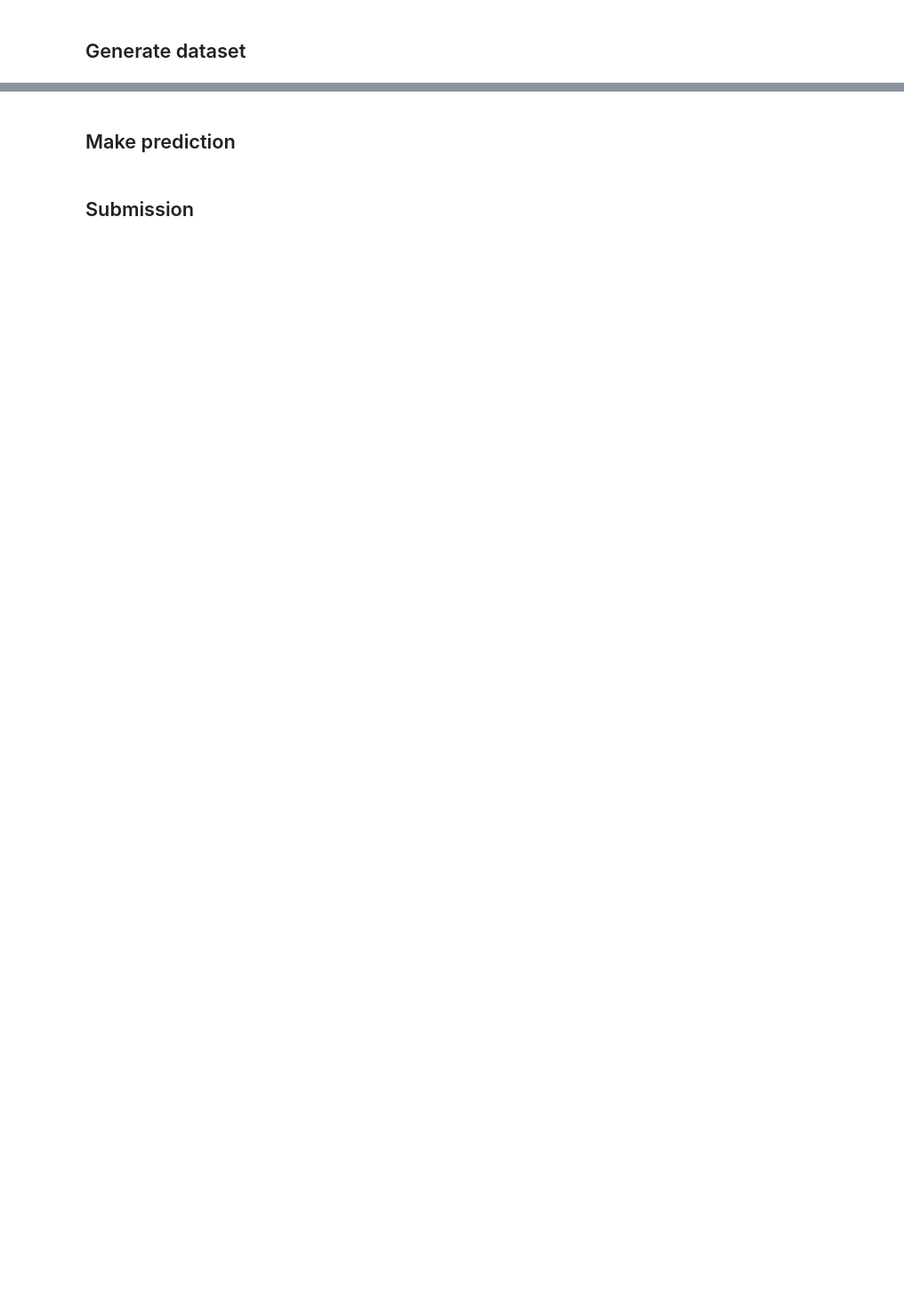
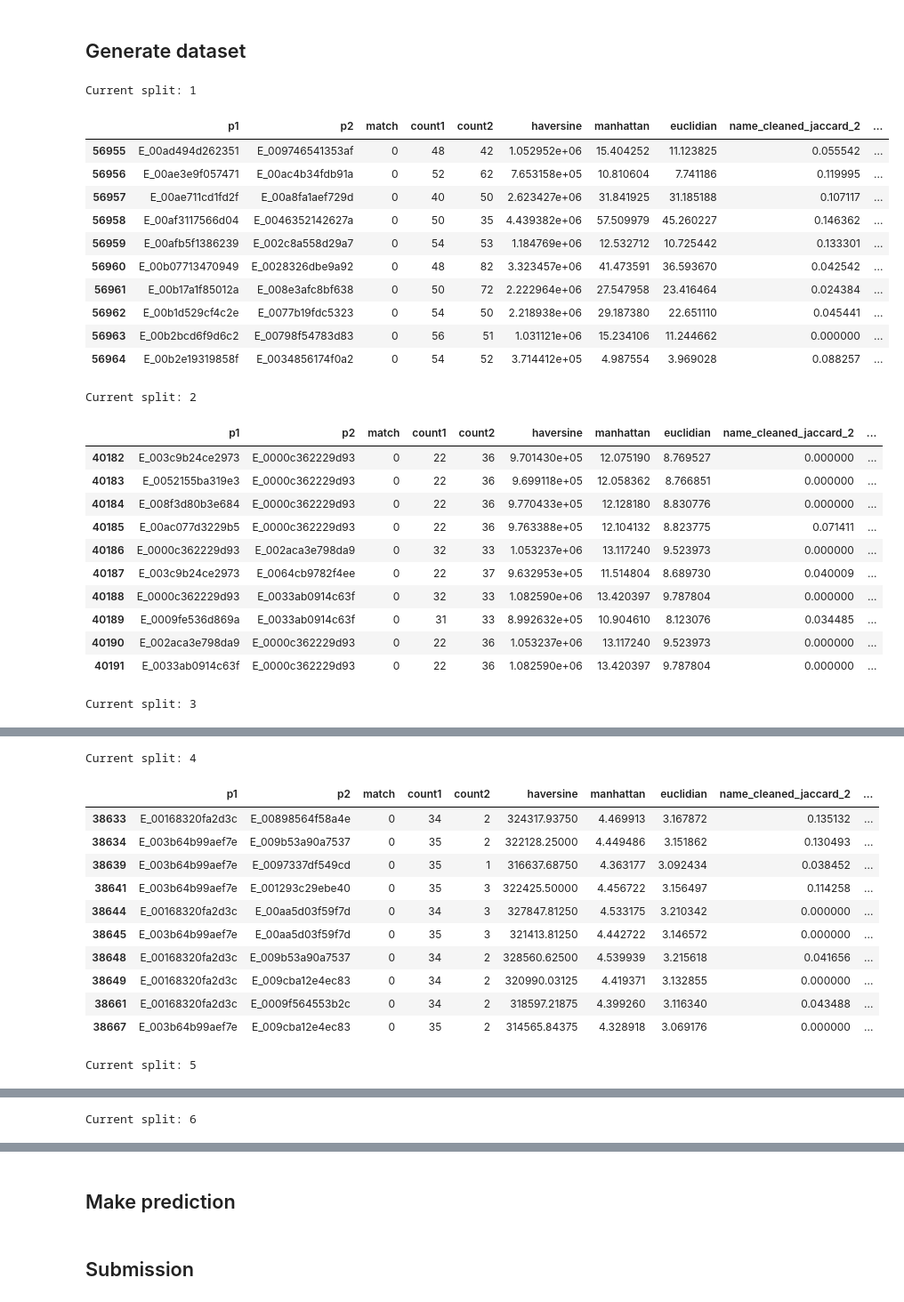
Before and after one commit to beatwad/foursqare, a Jupyter notebook: foursquare_prepare_dataset_v2.ipynb, the cells around one changed output, grey strips where cells are left out. Shown: that part at 89% size. Cells and saved outputs as stored; diff of their text form; code cells hidden in the pictures; blank space fills up the shorter version.

```diff
--- a/foursquare_prepare_dataset_v2.ipynb
+++ b/foursquare_prepare_dataset_v2.ipynb
@@ -381,7 +385,7 @@ def group_split(df):
 df['country'] = df['country'].fillna('NA')
 df['name_cleaned'] = df['name_cleaned'].fillna('')
 
-if CFG.train:
+if CFG.train or CFG.debug:
     fold0_df, fold1_df = group_split(df)
 # %% [markdown]
 ## Candidate search utils
@@ -536,7 +540,7 @@ def recall_knn(df, n_neighbors, label):
 #df = candidate_selection(df, 320)
 #pairs = forming_pairs_filtering(df, 0.2)
 
-if CFG.train:
+if CFG.train or CFG.debug:
     fold0_df_pairs = recall_knn(fold0_df, 20, 'train')[0][["id", "match_id"]]
     fold0_df_pairs.rename(columns={"id": "p1", "match_id": "p2"}, inplace=True)
 
@@ -554,7 +561,7 @@ Start KNN for the whole dataset
 # %%
 %%time
 
-if CFG.train:
+if CFG.train or CFG.debug:
     df = df.set_index('id')
 
     ids = fold0_df_pairs['p1'].tolist()
@@ -656,7 +670,7 @@ def group_generation(pairs, n_splits=10):
 
     return pairs
 
-if CFG.train:
+if CFG.train or CFG.debug:
     fold0_df_pairs = group_generation(fold0_df_pairs, CFG.n_splits)
     fold1_df_pairs = group_generation(fold1_df_pairs, CFG.n_splits)
 else:
@@ -1023,29 +1055,56 @@ IndentationError: unindent does not match any outer indentation level (<tokenize
 # %%
 def generate_dataset_by_chunks(df, pairs, n_splits, label='train'):
     count = 0
-    pred_df = pd.DataFrame()
 
     for k in tqdm(range(n_splits)):
         # split dataset by chunks
         print(f'Current split: {k+1}')
         cur_data = pairs[pairs['group'] == k]
 
         # add features & model prediction
         cur_data = feature_engineering(df, cur_data)
 
         count += len(cur_data)
 
         # save dataset
         cur_data = cur_data.drop('group', axis=1)
-        cur_data.to_pickle(f'{CFG.train_path}/{label}_data_{k+1}.pkl')
+        if not CFG.debug:
+            cur_data.to_pickle(f'{CFG.train_path}/{label}_data_{k+1}.pkl')
 
         del cur_data
         gc.collect()
 
     print(f'Total len is {count}')
-    return pred_df
+    return count
 
-if CFG.train:
-    with multiprocessing.Pool(processes=2) as pool:
-        pool.starmap(generate_dataset_by_chunks, [(fold0_df, fold0_df_pairs, CFG.n_splits, 'train'),
-                                                  (fold1_df, fold1_df_pairs, CFG.n_splits, 'valid')])
+if CFG.train or CFG.debug:
+#     with multiprocessing.Pool(processes=2) as pool:
+#         pool.starmap(generate_dataset_by_chunks, [(fold0_df, fold0_df_pairs, CFG.n_splits, 'train'),
+#                                                   (fold1_df, fold1_df_pairs, CFG.n_splits, 'valid')])
+    generate_dataset_by_chunks(fold0_df, fold0_df_pairs, CFG.n_splits, 'train')
+# %% [output]
+Current split: 1
+|  | p1 | p2 | match | count1 | count2 | haversine | manhattan | euclidian | name_cleaned_jaccard_2 | ... |
+| 56955 | E_00ad494d262351 | E_009746541353af | 0 | 48 | 42 | 1.052952e+06 | 15.404252 | 11.123825 | 0.055542 | ... |
+| 56956 | E_00ae3e9f057471 | E_00ac4b34fdb91a | 0 | 52 | 62 | 7.653158e+05 | 10.810604 | 7.741186 | 0.119995 | ... |
+| 56957 | E_00ae711cd1fd2f | E_00a8fa1aef729d | 0 | 40 | 50 | 2.623427e+06 | 31.841925 | 31.185188 | 0.107117 | ... |
+| 56958 | E_00af3117566d04 | E_0046352142627a | 0 | 50 | 35 | 4.439382e+06 | 57.509979 | 45.260227 | 0.146362 | ... |
+| 56959 | E_00afb5f1386239 | E_002c8a558d29a7 | 0 | 54 | 53 | 1.184769e+06 | 12.532712 | 10.725442 | 0.133301 | ... |
+| 56960 | E_00b07713470949 | E_0028326dbe9a92 | 0 | 48 | 82 | 3.323457e+06 | 41.473591 | 36.593670 | 0.042542 | ... |
+| 56961 | E_00b17a1f85012a | E_008e3afc8bf638 | 0 | 50 | 72 | 2.222964e+06 | 27.547958 | 23.416464 | 0.024384 | ... |
+| 56962 | E_00b1d529cf4c2e | E_0077b19fdc5323 | 0 | 54 | 50 | 2.218938e+06 | 29.187380 | 22.651110 | 0.045441 | ... |
+| 56963 | E_00b2bcd6f9d6c2 | E_00798f54783d83 | 0 | 56 | 51 | 1.031121e+06 | 15.234106 | 11.244662 | 0.000000 | ... |
+| 56964 | E_00b2e19319858f | E_0034856174f0a2 | 0 | 54 | 52 | 3.714412e+05 | 4.987554 | 3.969028 | 0.088257 | ... |
+Current split: 2
+|  | p1 | p2 | match | count1 | count2 | haversine | manhattan | euclidian | name_cleaned_jaccard_2 | ... |
+| 40182 | E_003c9b24ce2973 | E_0000c362229d93 | 0 | 22 | 36 | 9.701430e+05 | 12.075190 | 8.769527 | 0.000000 | ... |
+| 40183 | E_0052155ba319e3 | E_0000c362229d93 | 0 | 22 | 36 | 9.699118e+05 | 12.058362 | 8.766851 | 0.000000 | ... |
+| 40184 | E_008f3d80b3e684 | E_0000c362229d93 | 0 | 22 | 36 | 9.770433e+05 | 12.128180 | 8.830776 | 0.000000 | ... |
+| 40185 | E_00ac077d3229b5 | E_0000c362229d93 | 0 | 22 | 36 | 9.763388e+05 | 12.104132 | 8.823775 | 0.071411 | ... |
+| 40186 | E_0000c362229d93 | E_002aca3e798da9 | 0 | 32 | 33 | 1.053237e+06 | 13.117240 | 9.523973 | 0.000000 | ... |
+| 40187 | E_003c9b24ce2973 | E_0064cb9782f4ee | 0 | 22 | 37 | 9.632953e+05 | 11.514804 | 8.689730 | 0.040009 | ... |
+| 40188 | E_0000c362229d93 | E_0033ab0914c63f | 0 | 32 | 33 | 1.082590e+06 | 13.420397 | 9.787804 | 0.000000 | ... |
+| 40189 | E_0009fe536d869a | E_0033ab0914c63f | 0 | 31 | 33 | 8.992632e+05 | 10.904610 | 8.123076 | 0.034485 | ... |
+| 40190 | E_002aca3e798da9 | E_0000c362229d93 | 0 | 22 | 36 | 1.053237e+06 | 13.117240 | 9.523973 | 0.000000 | ... |
+| 40191 | E_0033ab0914c63f | E_0000c362229d93 | 0 | 22 | 36 | 1.082590e+06 | 13.420397 | 9.787804 | 0.000000 | ... |
+Current split: 3
@@ -1051,0 +1122,13 @@ if CFG.train:
+Current split: 4
+|  | p1 | p2 | match | count1 | count2 | haversine | manhattan | euclidian | name_cleaned_jaccard_2 | ... |
+| 38633 | E_00168320fa2d3c | E_00898564f58a4e | 0 | 34 | 2 | 324317.93750 | 4.469913 | 3.167872 | 0.135132 | ... |
+| 38634 | E_003b64b99aef7e | E_009b53a90a7537 | 0 | 35 | 2 | 322128.25000 | 4.449486 | 3.151862 | 0.130493 | ... |
+| 38639 | E_003b64b99aef7e | E_0097337df549cd | 0 | 35 | 1 | 316637.68750 | 4.363177 | 3.092434 | 0.038452 | ... |
+| 38641 | E_003b64b99aef7e | E_001293c29ebe40 | 0 | 35 | 3 | 322425.50000 | 4.456722 | 3.156497 | 0.114258 | ... |
+| 38644 | E_00168320fa2d3c | E_00aa5d03f59f7d | 0 | 34 | 3 | 327847.81250 | 4.533175 | 3.210342 | 0.000000 | ... |
+| 38645 | E_003b64b99aef7e | E_00aa5d03f59f7d | 0 | 35 | 3 | 321413.81250 | 4.442722 | 3.146572 | 0.000000 | ... |
+| 38648 | E_00168320fa2d3c | E_009b53a90a7537 | 0 | 34 | 2 | 328560.62500 | 4.539939 | 3.215618 | 0.041656 | ... |
+| 38649 | E_00168320fa2d3c | E_009cba12e4ec83 | 0 | 34 | 2 | 320990.03125 | 4.419371 | 3.132855 | 0.000000 | ... |
+| 38661 | E_00168320fa2d3c | E_0009f564553b2c | 0 | 34 | 2 | 318597.21875 | 4.399260 | 3.116340 | 0.043488 | ... |
+| 38667 | E_003b64b99aef7e | E_009cba12e4ec83 | 0 | 35 | 2 | 314565.84375 | 4.328918 | 3.069176 | 0.000000 | ... |
+Current split: 5
@@ -1051,0 +1146 @@ if CFG.train:
+Current split: 6
```
Also changed, not shown: parts of 27 cells of this notebook, 1 other file.
